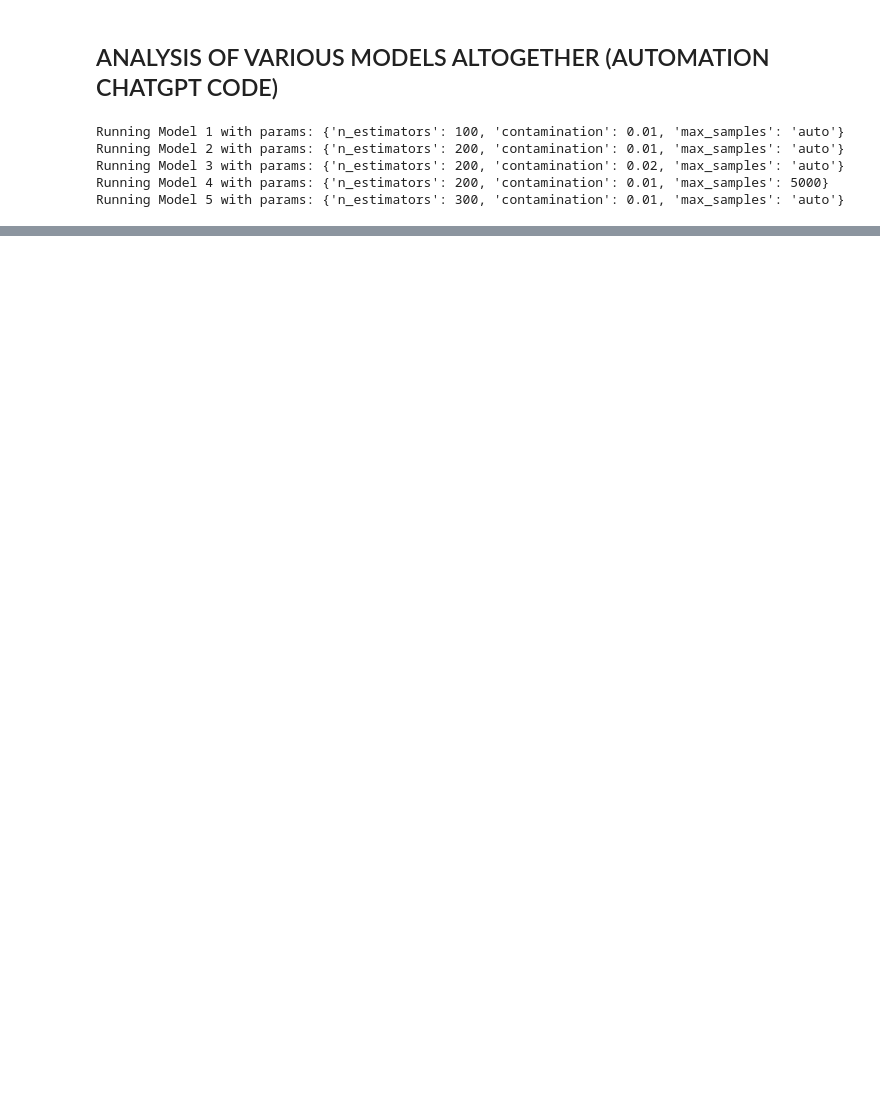
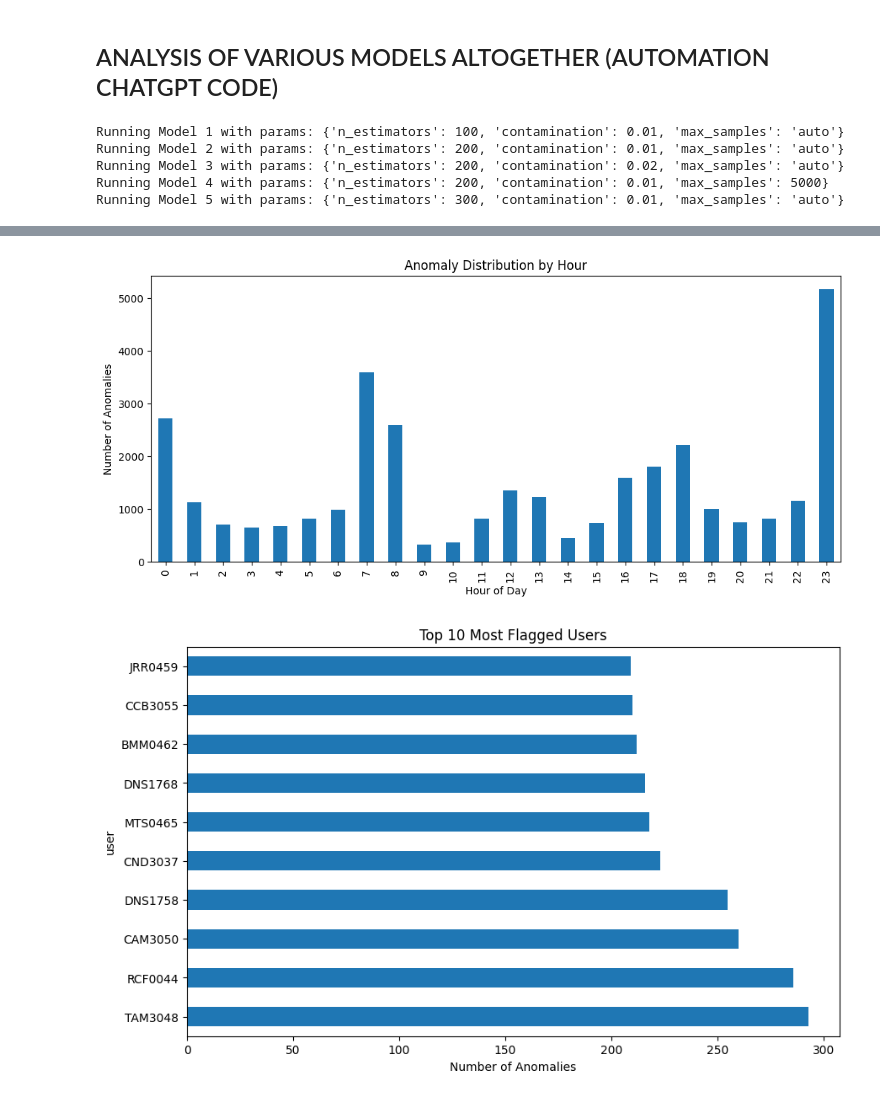
Before and after one commit to Bhuvan1205/BehaviorGaurd-AI, a Jupyter notebook: notebooks/V2.ipynb, the cells around one changed output, grey strips where cells are left out. Cells and saved outputs as stored; diff of their text form; code cells hidden in the pictures; blank space fills up the shorter version.

```diff
--- a/notebooks/V2.ipynb
+++ b/notebooks/V2.ipynb
@@ -452,0 +612,23 @@ C:\Users\vinja\Desktop\BehaviorGaurd-AI\notebooks
+# %%
+import matplotlib.pyplot as plt
+
+# 1. Anomaly distribution by hour
+plt.figure(figsize=(12, 5))
+df[df['anomaly'] == -1]['hour'].value_counts().sort_index().plot(kind='bar')
+plt.title('Anomaly Distribution by Hour')
+plt.xlabel('Hour of Day')
+plt.ylabel('Number of Anomalies')
+plt.savefig('../docs/v2_anomaly_by_hour.png')
+plt.show()
+
+# 2. Top 10 users
+top_users_counts = df[df['anomaly'] == -1]['user'].value_counts().head(10)
+plt.figure(figsize=(10, 6))
+top_users_counts.plot(kind='barh')
+plt.title('Top 10 Most Flagged Users')
+plt.xlabel('Number of Anomalies')
+plt.savefig('../docs/v2_top_users.png')
+plt.show()
+# %% [output]
+[figure, added]
+[figure, added]
```
Also changed, not shown: parts of 31 cells of this notebook, 6 other files.
